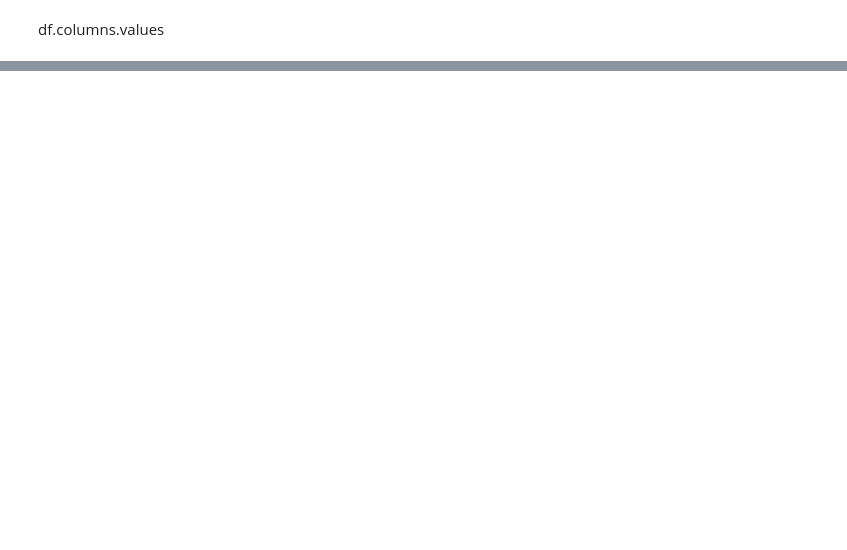
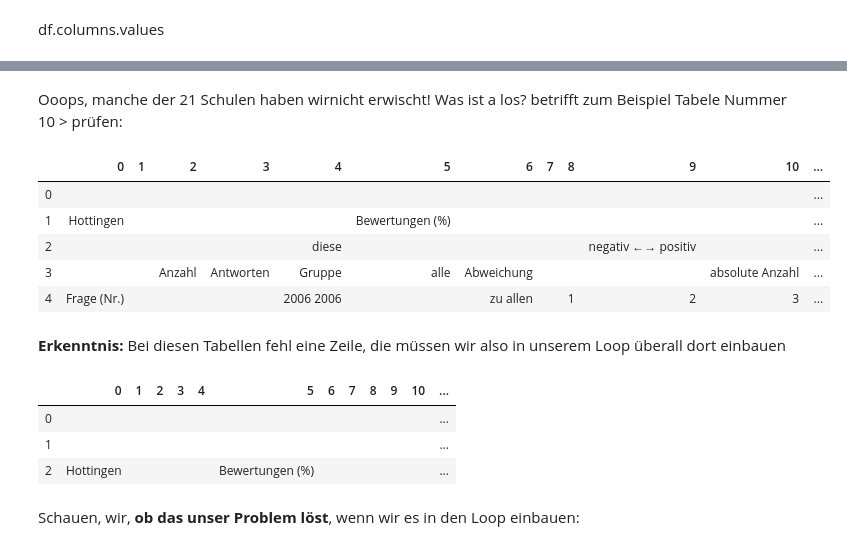
Before and after one commit to Supermarius/cas-ddj-hub, a Jupyter notebook: Projekt1_Ehemaligenbefragung/Erste_Versuche_Ehembefragung.ipynb, the cells around one changed output, grey strips where cells are left out. Drawn from its saved outputs; the diff is of its cells as text; code cells hidden in the pictures; blank space fills up the shorter version.

```diff
--- a/Projekt1_Ehemaligenbefragung/Erste_Versuche_Ehembefragung.ipynb
+++ b/Projekt1_Ehemaligenbefragung/Erste_Versuche_Ehembefragung.ipynb
@@ -143,0 +245,26 @@ TypeError: unsupported operand type(s) for /: 'str' and 'str'
+# %% [markdown]
+Ooops, manche der 21 Schulen haben wirnicht erwischt! Was ist a los? betrifft zum Beispiel Tabele Nummer 10 > prüfen:
+# %%
+df_test = umfrage[10].df
+# %%
+df_test.head(5)
+# %% [output]
+|  | 0 | 1 | 2 | 3 | 4 | 5 | 6 | 7 | 8 | 9 | 10 | ... |
+| 0 |  |  |  |  |  |  |  |  |  |  |  | ... |
+| 1 | Hottingen |  |  |  |  | Bewertungen (%) |  |  |  |  |  | ... |
+| 2 |  |  |  |  | diese |  |  |  |  | negativ ←→ positiv |  | ... |
+| 3 |  |  | Anzahl | Antworten | Gruppe | alle | Abweichung |  |  |  | absolute Anzahl | ... |
+| 4 | Frage (Nr.) |  |  |  | 2006 2006 |  | zu allen |  | 1 | 2 | 3 | ... |
+# %% [markdown]
+**Erkenntnis:** Bei diesen Tabellen fehl eine Zeile, die müssen wir also in unserem Loop überall dort einbauen
+# %%
+df_newrow = df_test.head(1)   #hier machen wir ein einzeilen-mini-df, dass wir dort jeweils oben an-concatten
+df_test2 = pd.concat([df_newrow, df_test], ignore_index = True)   # ignore Index ist wichtig, sons kopiert er den mit und es nützt alls nichts
+df_test2.head(3)
+# %% [output]
+|  | 0 | 1 | 2 | 3 | 4 | 5 | 6 | 7 | 8 | 9 | 10 | ... |
+| 0 |  |  |  |  |  |  |  |  |  |  |  | ... |
+| 1 |  |  |  |  |  |  |  |  |  |  |  | ... |
+| 2 | Hottingen |  |  |  |  | Bewertungen (%) |  |  |  |  |  | ... |
+# %% [markdown]
+Schauen, wir, **ob das unser Problem löst**, wenn wir es in den Loop einbauen:
```
Also changed, not shown: parts of 59 cells of this notebook, 6 other files.
